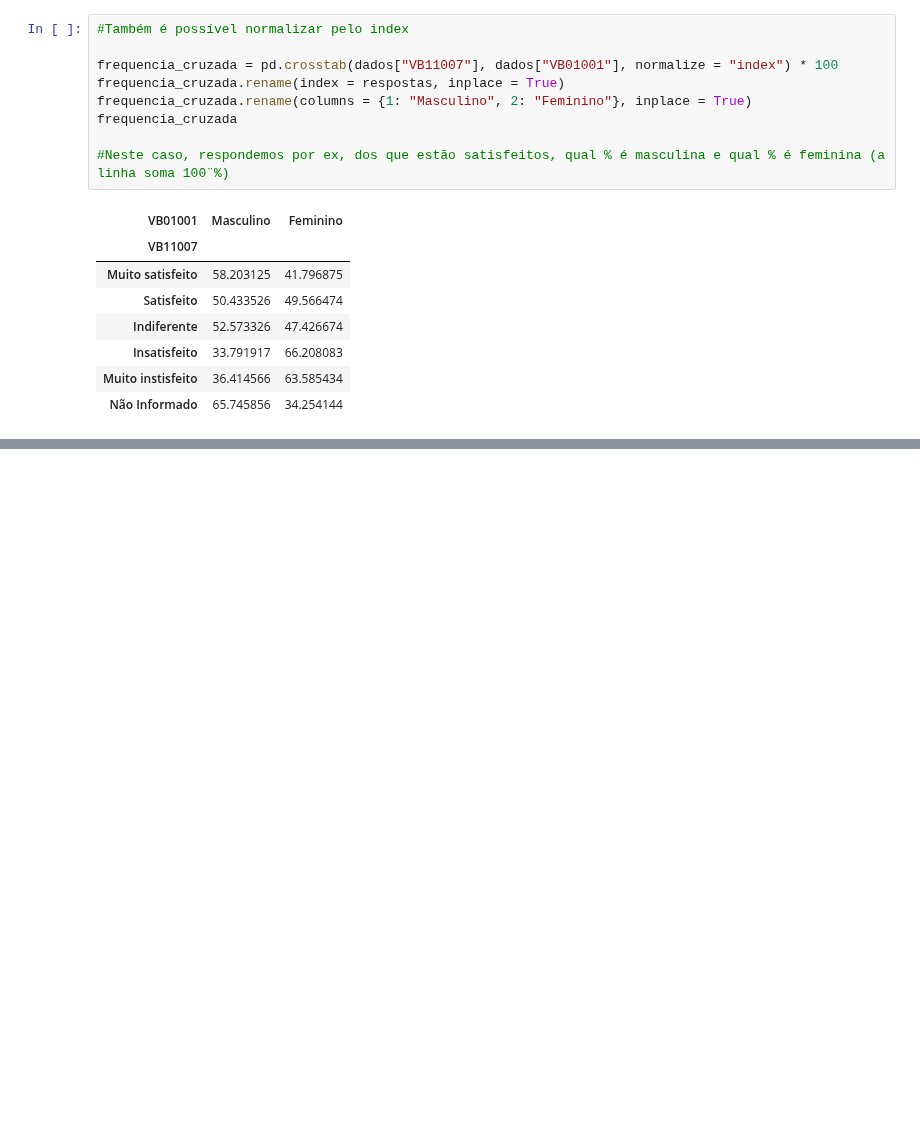
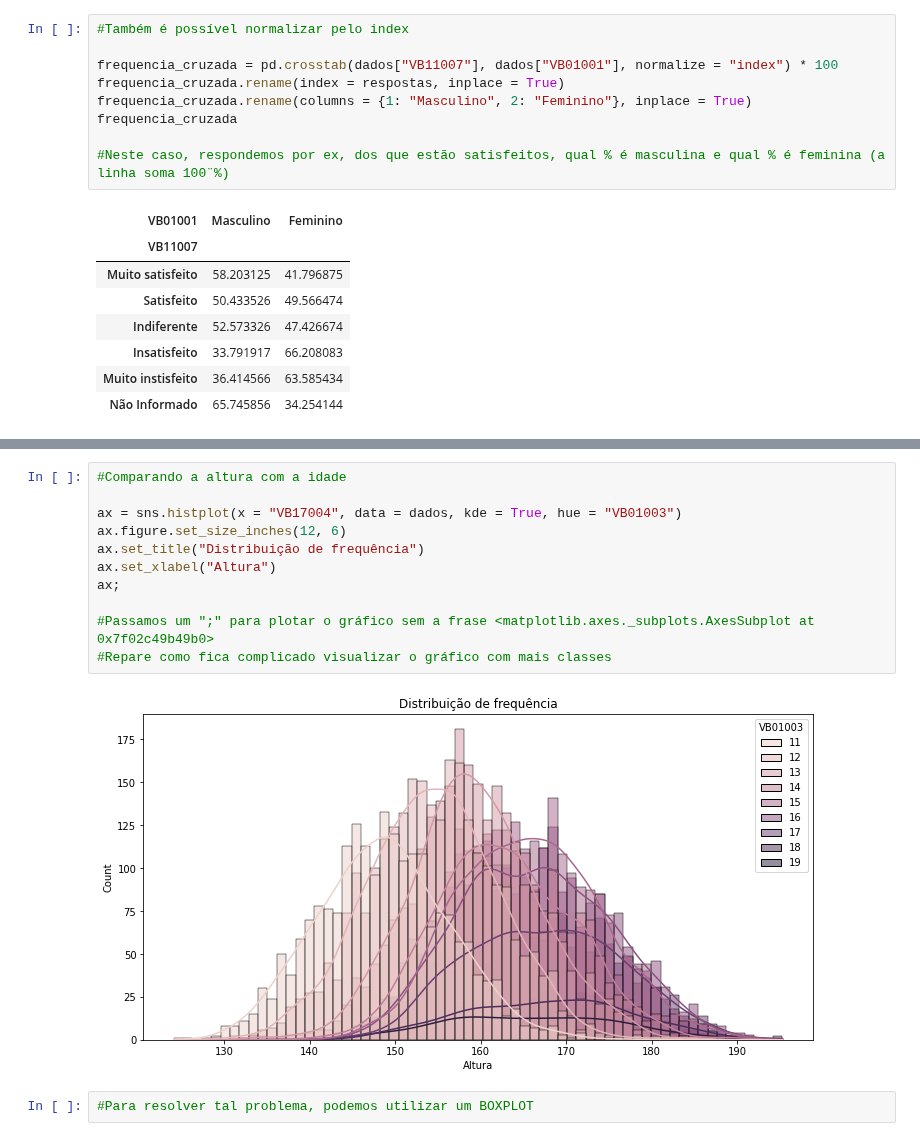
Before and after one commit to GuilhermeRuy97/BootcampDataScience, a Jupyter notebook: modulo_3_bootcamp_Data_Science.ipynb, the cells around one changed output, grey strips where cells are left out. Saved outputs shown, nothing was run; the diff lists cells and outputs as text; blank space fills up the shorter version.

```diff
--- a/modulo_3_bootcamp_Data_Science.ipynb
+++ b/modulo_3_bootcamp_Data_Science.ipynb
@@ -404,0 +436,15 @@ frequencia_cruzada
+# %%
+#Comparando a altura com a idade
+
+ax = sns.histplot(x = "VB17004", data = dados, kde = True, hue = "VB01003")
+ax.figure.set_size_inches(12, 6)
+ax.set_title("Distribuição de frequência")
+ax.set_xlabel("Altura")
+ax;
+
+#Passamos um ";" para plotar o gráfico sem a frase <matplotlib.axes._subplots.AxesSubplot at 0x7f02c49b49b0>
+#Repare como fica complicado visualizar o gráfico com mais classes
+# %% [output]
+[figure, added]
+# %%
+#Para resolver tal problema, podemos utilizar um BOXPLOT
```
Also changed, not shown: parts of 3 cells of this notebook.
